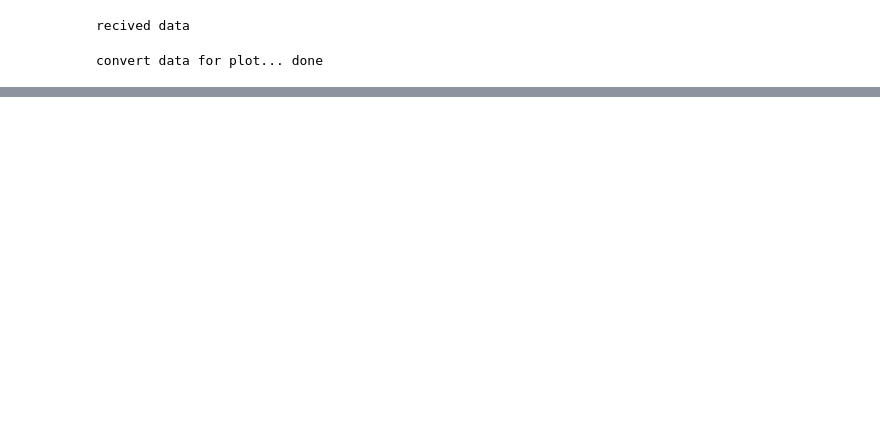
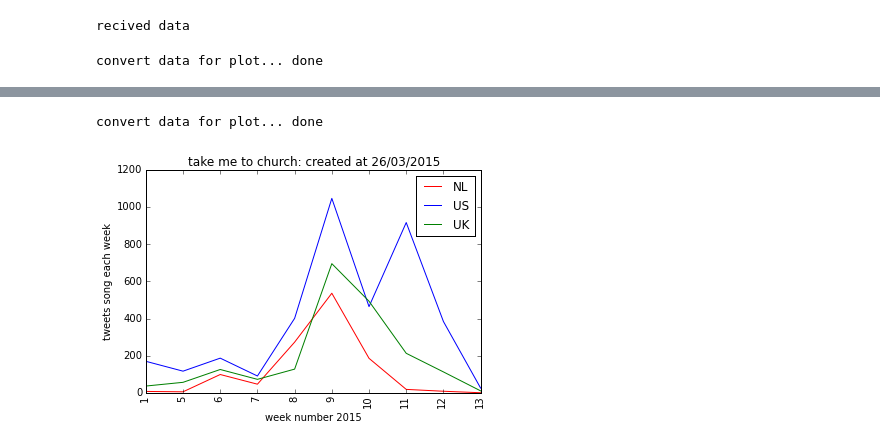
Before and after one commit to StijnAvdL/labjournaal, a Jupyter notebook: Tweets in NL&US&UK.ipynb, the cells around one changed output, grey strips where cells are left out. Saved outputs shown, nothing was run; the diff lists cells and outputs as text; code cells hidden in the pictures; blank space fills up the shorter version.

```diff
--- a/Tweets in NL&US&UK.ipynb
+++ b/Tweets in NL&US&UK.ipynb
@@ -118,0 +184,45 @@ print(len(datum))
+# %%
+countTweets2=[[],[],[]]
+datum2=[]
+
+for p, play in enumerate(source2):
+    weekNumber = play['week'] + 1
+    datum2.append(weekNumber)
+    nl = 'false'
+    us = 'false'
+    uk = 'false'
+    for c, count in enumerate(play['plays']):
+        if count['country_id'] == 826:
+            uk = 'true'
+            countTweets2[0].append(count['count'])
+        elif  count['country_id'] == 840:
+            us = 'true'
+            countTweets2[1].append(count['count'])
+        elif   count['country_id'] == 528:
+            nl = 'true'
+            countTweets2[2].append(count['count'])
+    if uk == 'false':
+        countTweets2[0].append(0)
+    elif us == 'false':
+        countTweets2[1].append(0)
+    elif  nl == 'false':
+        countTweets2[2].append(0)
+
+print('convert data for plot... done')
+# %% [output]
+convert data for plot... done
+# %%
+x=linspace(0,len(datum2),len(datum2))
+
+nlLine = plt.plot(x, countTweets2[2], 'r-', label='NL')
+usLine = plt.plot(x, countTweets2[1], 'b-', label='US')
+ukLine = plt.plot(x, countTweets2[0], 'g-', label='UK')
+plt.ylabel('tweets song each week')
+plt.locator_params(nbins=10)
+plt.xticks(x,datum2,rotation='vertical')
+plt.xlabel('week number 2015')
+plt.title(songName + ': created at ' + today)
+plt.legend()
+plt.show()
+# %% [output]
+[figure, added]
```
Also changed, not shown: parts of 9 cells of this notebook.
